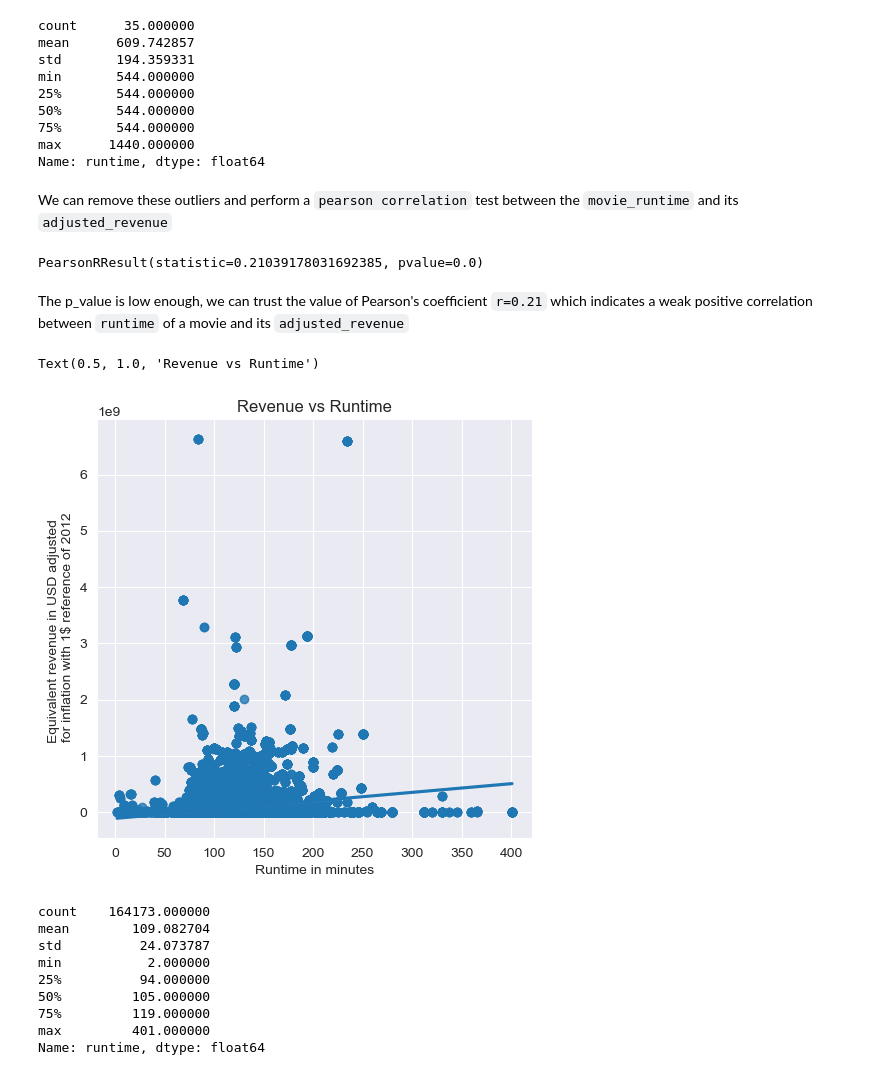
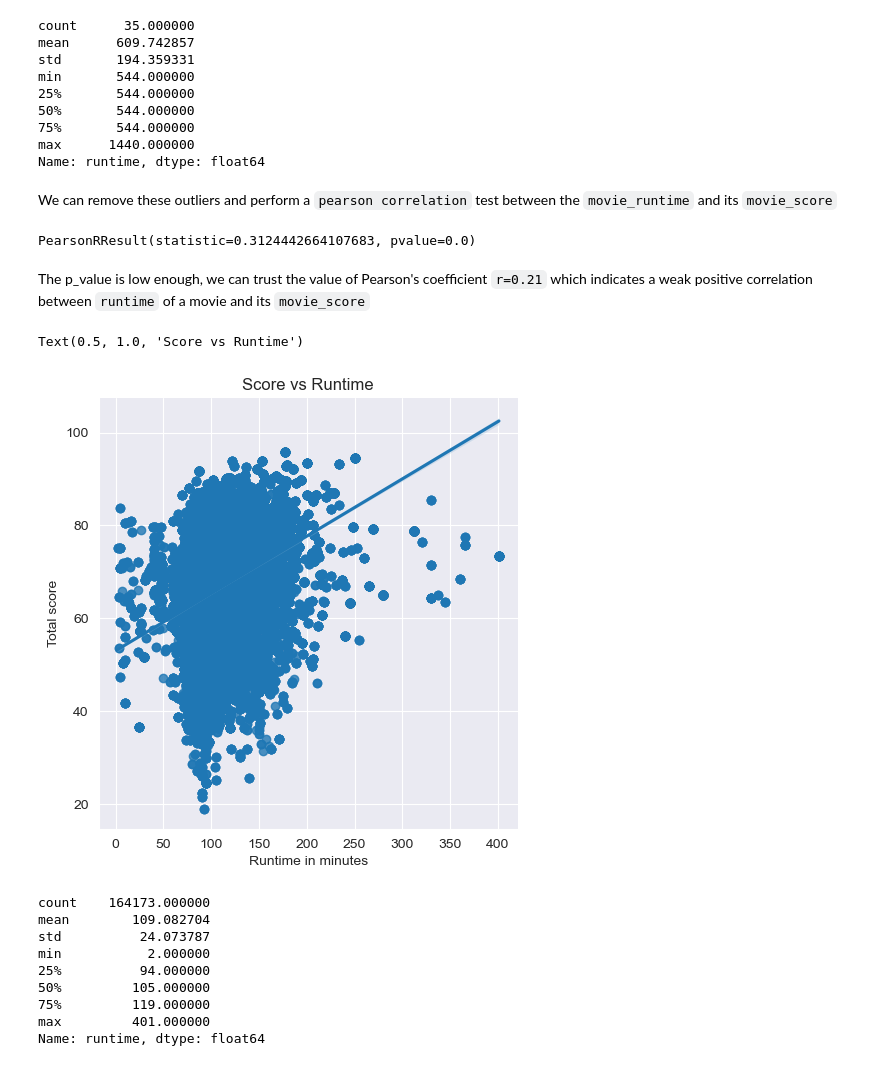
Before and after one commit to epfl-ada/ada-2023-project-dataexplorers, a Jupyter notebook: run.ipynb, the cells around one changed output. Cells and saved outputs as stored; diff of their text form; code cells hidden in the pictures.

```diff
--- a/run.ipynb
+++ b/run.ipynb
@@ -635,7 +639,7 @@ for key in ast.literal_eval(merged["countries"][5]).keys():
 # country dataframe & dictionary
 try:
     movie_countries     = pd.read_csv(processed_directory + "/movie_countries.csv")
-    country_dictionary  = pickle.load(open(processed_directory + "/country_dictionary.pickle", "rb"))
+    country_dictionary  = pkl.load(open(processed_directory + "/country_dictionary.pickle", "rb"))
 
 except:
     movie_countries = pd.DataFrame(columns=["wikipedia_movie_id", "country_id"])
@@ -653,12 +657,12 @@ except:
 
     # dump the dictionary to pickle
     with open(processed_directory + '/country_dictionary.pickle', 'wb') as handle:
-        pickle.dump(country_dictionary, handle, protocol=pickle.HIGHEST_PROTOCOL)
+        pkl.dump(country_dictionary, handle, protocol=pkl.HIGHEST_PROTOCOL)
 # %%
 # language dataframe & dictionary
 try:
     movie_languages     = pd.read_csv(processed_directory + "/movie_languages.csv")
-    language_dictionary = pickle.load(open(processed_directory + "/language_dictionary.pickle", "rb"))
+    language_dictionary = pkl.load(open(processed_directory + "/language_dictionary.pickle", "rb"))
 except:
     movie_languages = pd.DataFrame(columns=["wikipedia_movie_id", "language_id"])
     language_dictionary = {}
@@ -675,11 +679,11 @@ except:
 
     # dump the dictionary to pickle
     with open(processed_directory + '/language_dictionary.pickle', 'wb') as handle:
-        pickle.dump(language_dictionary, handle, protocol=pickle.HIGHEST_PROTOCOL)
+        pkl.dump(language_dictionary, handle, protocol=pkl.HIGHEST_PROTOCOL)
 # %%
 try:
     movie_genres        = pd.read_csv(processed_directory + "/movie_genres.csv")
-    genre_dictionary   = pickle.load(open(processed_directory + "/genre_dictionary.pickle", "rb"))
+    genre_dictionary   = pkl.load(open(processed_directory + "/genre_dictionary.pickle", "rb"))
 except:
     movie_genres = pd.DataFrame(columns=["wikipedia_movie_id", "genre_id"])
     genre_dictionary = {}
@@ -696,7 +700,7 @@ except:
 
     # dump the dictionary to pickle
     with open(processed_directory + '/genre_dictionary.pickle', 'wb') as handle:
-        pickle.dump(genre_dictionary, handle, protocol=pickle.HIGHEST_PROTOCOL)
+        pkl.dump(genre_dictionary, handle, protocol=pkl.HIGHEST_PROTOCOL)
 # %% [markdown]
 We can now start by properly merging in the two new dataframes we created:
 # %%
@@ -782,25 +784,25 @@ min       544.000000
 max      1440.000000
 Name: runtime, dtype: float64
 # %% [markdown]
-We can remove these outliers and perform a `pearson correlation` test between the `movie_runtime` and its `adjusted_revenue`
+We can remove these outliers and perform a `pearson correlation` test between the `movie_runtime` and its `movie_score`
 # %%
 merged_with_inflation_no_outlier    = merged_all[merged_all["runtime"]<500]
-non_nan_merged_with_inflation       = merged_with_inflation_no_outlier[~merged_with_inflation_no_outlier["adjusted_revenue"].isna()]
+non_nan_merged_with_inflation       = merged_with_inflation_no_outlier[~merged_with_inflation_no_outlier["movie_score"].isna()]
 non_nan_merged_with_inflation       = non_nan_merged_with_inflation[~non_nan_merged_with_inflation["runtime"].isna()]
-stats.pearsonr(non_nan_merged_with_inflation["runtime"], non_nan_merged_with_inflation["adjusted_revenue"])
+stats.pearsonr(non_nan_merged_with_inflation["runtime"], non_nan_merged_with_inflation["movie_score"])
 # %% [output]
-PearsonRResult(statistic=0.21039178031692385, pvalue=0.0)
+PearsonRResult(statistic=0.3124442664107683, pvalue=0.0)
 # %% [markdown]
-The p_value is low enough, we can trust the value of Pearson's coefficient `r=0.21` which indicates a weak positive correlation between `runtime` of a movie and its `adjusted_revenue`
+The p_value is low enough, we can trust the value of Pearson's coefficient `r=0.21` which indicates a weak positive correlation between `runtime` of a movie and its `movie_score`
 # %%
 # plotting revenue vs runtime with a linear regression
-sns.lmplot(x="runtime", y="adjusted_revenue", data=non_nan_merged_with_inflation)
+sns.lmplot(x="runtime", y="movie_score", data=non_nan_merged_with_inflation)
 plt.xlabel("Runtime in minutes")
-plt.ylabel("Equivalent revenue in USD adjusted \n for inflation with 1$ reference of 2012")
-plt.title("Revenue vs Runtime")
+plt.ylabel("Total score")
+plt.title("Score vs Runtime")
 # %% [output]
-Text(0.5, 1.0, 'Revenue vs Runtime')
+Text(0.5, 1.0, 'Score vs Runtime')
-[figure, old version]
+[figure, new version]
 # %%
 non_nan_merged_with_inflation["runtime"].describe()
 # %% [output]
```
Also changed, not shown: parts of 30 cells of this notebook, 7 other files.
